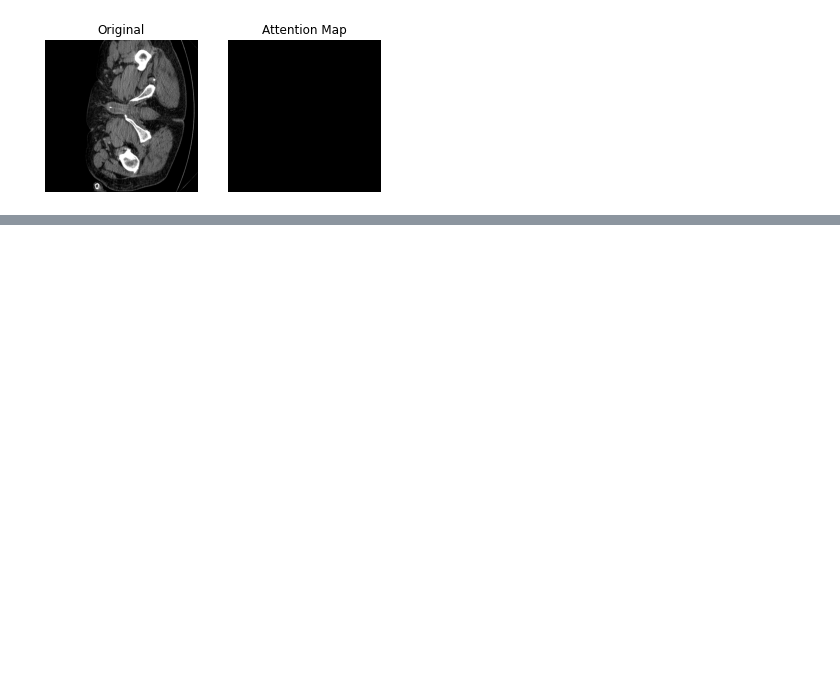
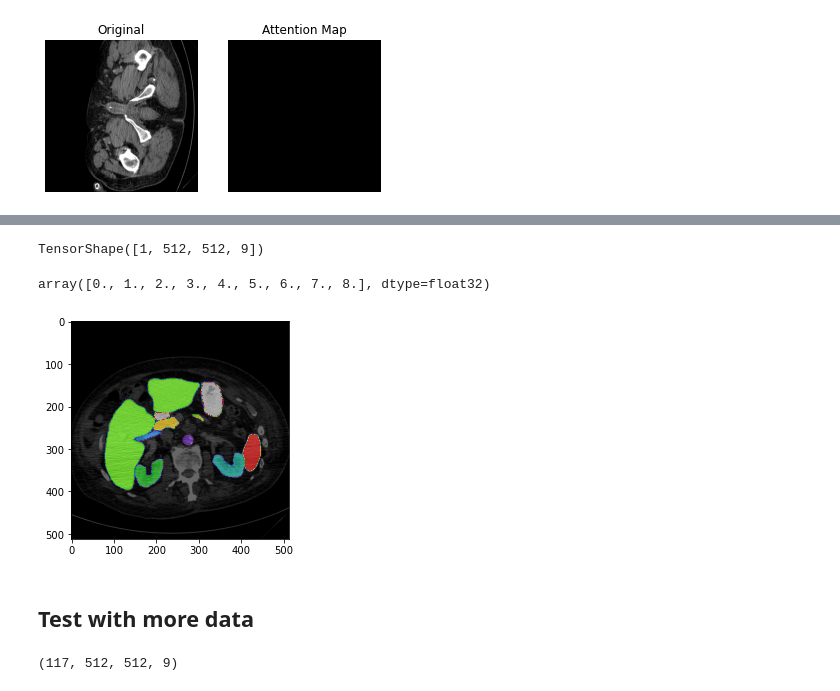
Before and after one commit to kenza-bouzid/TransUnet, a Jupyter notebook: models/vit-keras/test-vit.ipynb, the cells around one changed output, grey strips where cells are left out. Cells and saved outputs as stored; diff of their text form; code cells hidden in the pictures; blank space fills up the shorter version.

Commit message:
working transunet (maybe)

```diff
--- a/models/vit-keras/test-vit.ipynb
+++ b/models/vit-keras/test-vit.ipynb
@@ -107,0 +104,18 @@ WARNING:tensorflow:8 out of the last 8 calls to <function Model.make_predict_fun
+# %%
+label = transunet(X)
+label.shape
+# %% [output]
+TensorShape([1, 512, 512, 9])
+# %%
+np.unique(data["label"])
+# %% [output]
+array([0., 1., 2., 3., 4., 5., 6., 7., 8.], dtype=float32)
+# %%
+plt.figure()
+plt.imshow(data['image'].T, cmap='gray')
+plt.imshow(data['label'].T, cmap='nipy_spectral', alpha=0.6)
+plt.show()
+# %% [output]
+[figure, added]
+# %% [markdown]
+## Test with more data
@@ -107,0 +134,4 @@ WARNING:tensorflow:8 out of the last 8 calls to <function Model.make_predict_fun
+# %%
+label_3d.shape
+# %% [output]
+(117, 512, 512, 9)
```
Also changed, not shown: parts of 20 cells of this notebook, 3 other files.
